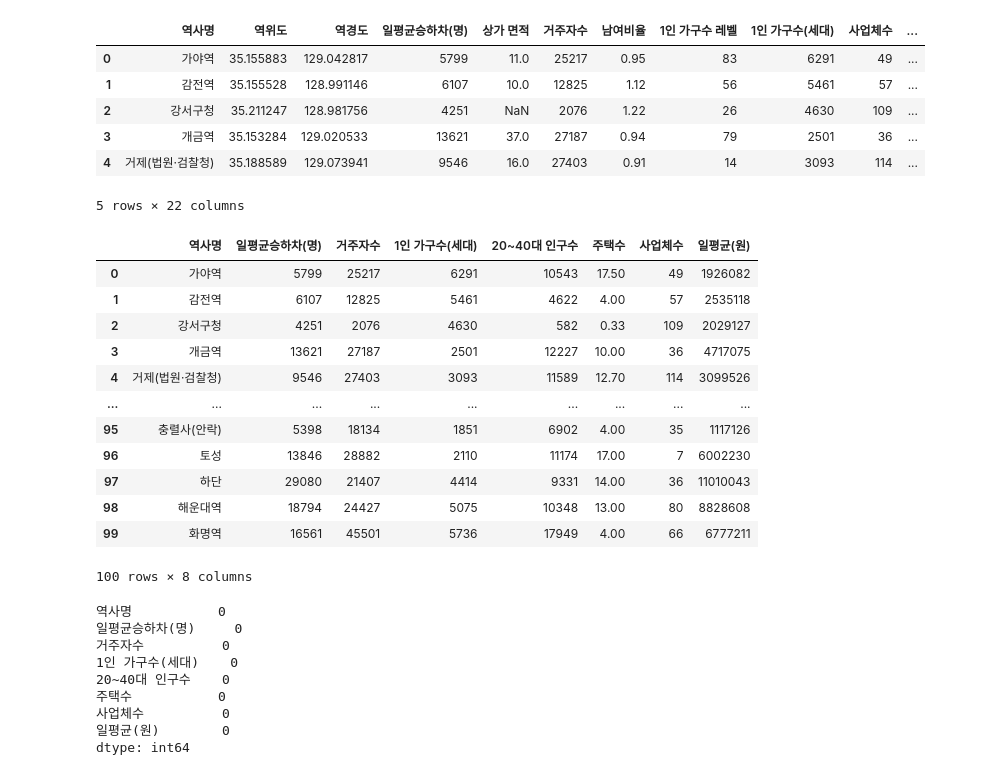
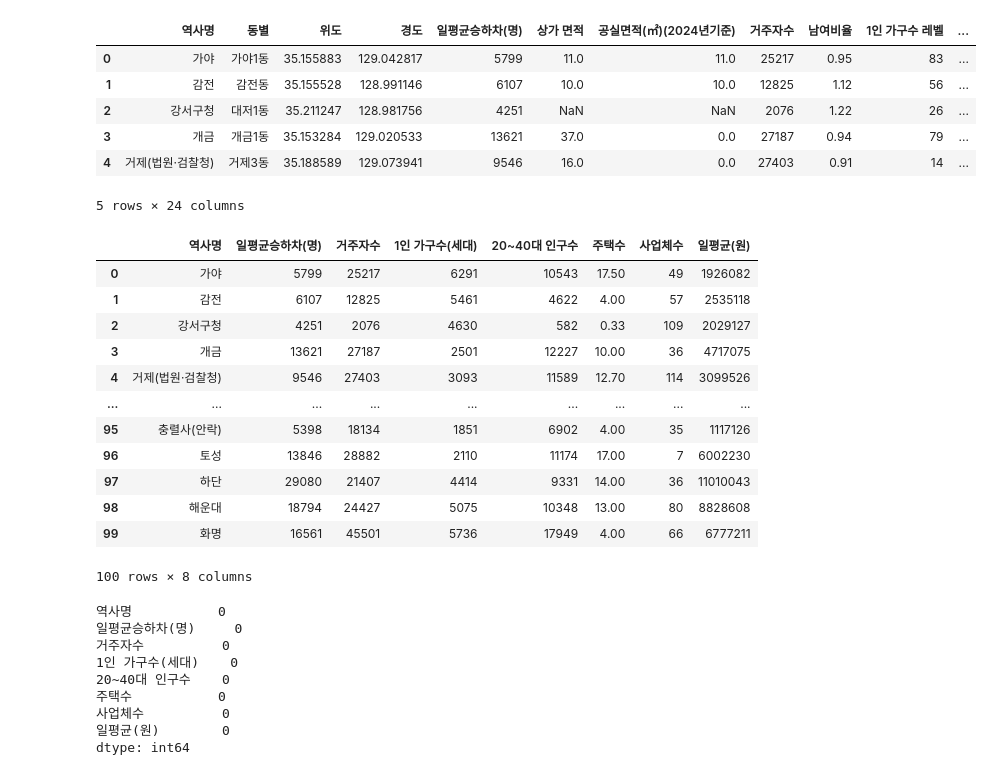
Before and after one commit to Busan-Bigdata-analysis/storage, a Jupyter notebook: analysis/다중회귀분석(통합데이터사용)_최종.ipynb, the cells around one changed output. Cells and saved outputs as stored; diff of their text form; code cells hidden in the pictures.

```diff
--- a/analysis/다중회귀분석(통합데이터사용)_최종.ipynb
+++ b/analysis/다중회귀분석(통합데이터사용)_최종.ipynb
@@ -11,32 +11,32 @@ rcParams['figure.figsize'] = 20,15
 plt.rc('font', family='Malgun Gothic')
 sns.set(font='Malgun Gothic', rc={'axes.unicode_minus':False}, style='darkgrid')
 # %%
-ori_df = pd.read_csv('./통합데이터_20~40대_추가.csv', encoding='euc-kr')
+ori_df = pd.read_csv('./clustering/(최종)통합데이터.csv', encoding='euc-kr')
 ori_df.head(5)
 # %% [output]
-|  | 역사명 | 역위도 | 역경도 | 일평균승하차(명) | 상가 면적 | 거주자수 | 남여비율 | 1인 가구수 레벨 | 1인 가구수(세대) | 사업체수 | ... |
-| 0 | 가야역 | 35.155883 | 129.042817 | 5799 | 11.0 | 25217 | 0.95 | 83 | 6291 | 49 | ... |
-| 1 | 감전역 | 35.155528 | 128.991146 | 6107 | 10.0 | 12825 | 1.12 | 56 | 5461 | 57 | ... |
-| 2 | 강서구청 | 35.211247 | 128.981756 | 4251 | NaN | 2076 | 1.22 | 26 | 4630 | 109 | ... |
-| 3 | 개금역 | 35.153284 | 129.020533 | 13621 | 37.0 | 27187 | 0.94 | 79 | 2501 | 36 | ... |
-| 4 | 거제(법원·검찰청) | 35.188589 | 129.073941 | 9546 | 16.0 | 27403 | 0.91 | 14 | 3093 | 114 | ... |
+|  | 역사명 | 동별 | 위도 | 경도 | 일평균승하차(명) | 상가 면적 | 공실면적(㎡)(2024년기준) | 거주자수 | 남여비율 | 1인 가구수 레벨 | ... |
+| 0 | 가야 | 가야1동 | 35.155883 | 129.042817 | 5799 | 11.0 | 11.0 | 25217 | 0.95 | 83 | ... |
+| 1 | 감전 | 감전동 | 35.155528 | 128.991146 | 6107 | 10.0 | 10.0 | 12825 | 1.12 | 56 | ... |
+| 2 | 강서구청 | 대저1동 | 35.211247 | 128.981756 | 4251 | NaN | NaN | 2076 | 1.22 | 26 | ... |
+| 3 | 개금 | 개금1동 | 35.153284 | 129.020533 | 13621 | 37.0 | 0.0 | 27187 | 0.94 | 79 | ... |
+| 4 | 거제(법원·검찰청) | 거제3동 | 35.188589 | 129.073941 | 9546 | 16.0 | 0.0 | 27403 | 0.91 | 14 | ... |
-5 rows × 22 columns
+5 rows × 24 columns
 # %%
 df = ori_df[['역사명','일평균승하차(명)','거주자수','1인 가구수(세대)','20~40대 인구수','주택수','사업체수','일평균(원)']]
 df
 # %% [output]
 |  | 역사명 | 일평균승하차(명) | 거주자수 | 1인 가구수(세대) | 20~40대 인구수 | 주택수 | 사업체수 | 일평균(원) |
-| 0 | 가야역 | 5799 | 25217 | 6291 | 10543 | 17.50 | 49 | 1926082 |
-| 1 | 감전역 | 6107 | 12825 | 5461 | 4622 | 4.00 | 57 | 2535118 |
+| 0 | 가야 | 5799 | 25217 | 6291 | 10543 | 17.50 | 49 | 1926082 |
+| 1 | 감전 | 6107 | 12825 | 5461 | 4622 | 4.00 | 57 | 2535118 |
 | 2 | 강서구청 | 4251 | 2076 | 4630 | 582 | 0.33 | 109 | 2029127 |
-| 3 | 개금역 | 13621 | 27187 | 2501 | 12227 | 10.00 | 36 | 4717075 |
+| 3 | 개금 | 13621 | 27187 | 2501 | 12227 | 10.00 | 36 | 4717075 |
 | 4 | 거제(법원·검찰청) | 9546 | 27403 | 3093 | 11589 | 12.70 | 114 | 3099526 |
 | ... | ... | ... | ... | ... | ... | ... | ... | ... |
 | 95 | 충렬사(안락) | 5398 | 18134 | 1851 | 6902 | 4.00 | 35 | 1117126 |
 | 96 | 토성 | 13846 | 28882 | 2110 | 11174 | 17.00 | 7 | 6002230 |
 | 97 | 하단 | 29080 | 21407 | 4414 | 9331 | 14.00 | 36 | 11010043 |
-| 98 | 해운대역 | 18794 | 24427 | 5075 | 10348 | 13.00 | 80 | 8828608 |
-| 99 | 화명역 | 16561 | 45501 | 5736 | 17949 | 4.00 | 66 | 6777211 |
+| 98 | 해운대 | 18794 | 24427 | 5075 | 10348 | 13.00 | 80 | 8828608 |
+| 99 | 화명 | 16561 | 45501 | 5736 | 17949 | 4.00 | 66 | 6777211 |
 100 rows × 8 columns
 # %%
 df.isnull().sum()
```
Also changed, not shown: parts of 20 cells of this notebook.
